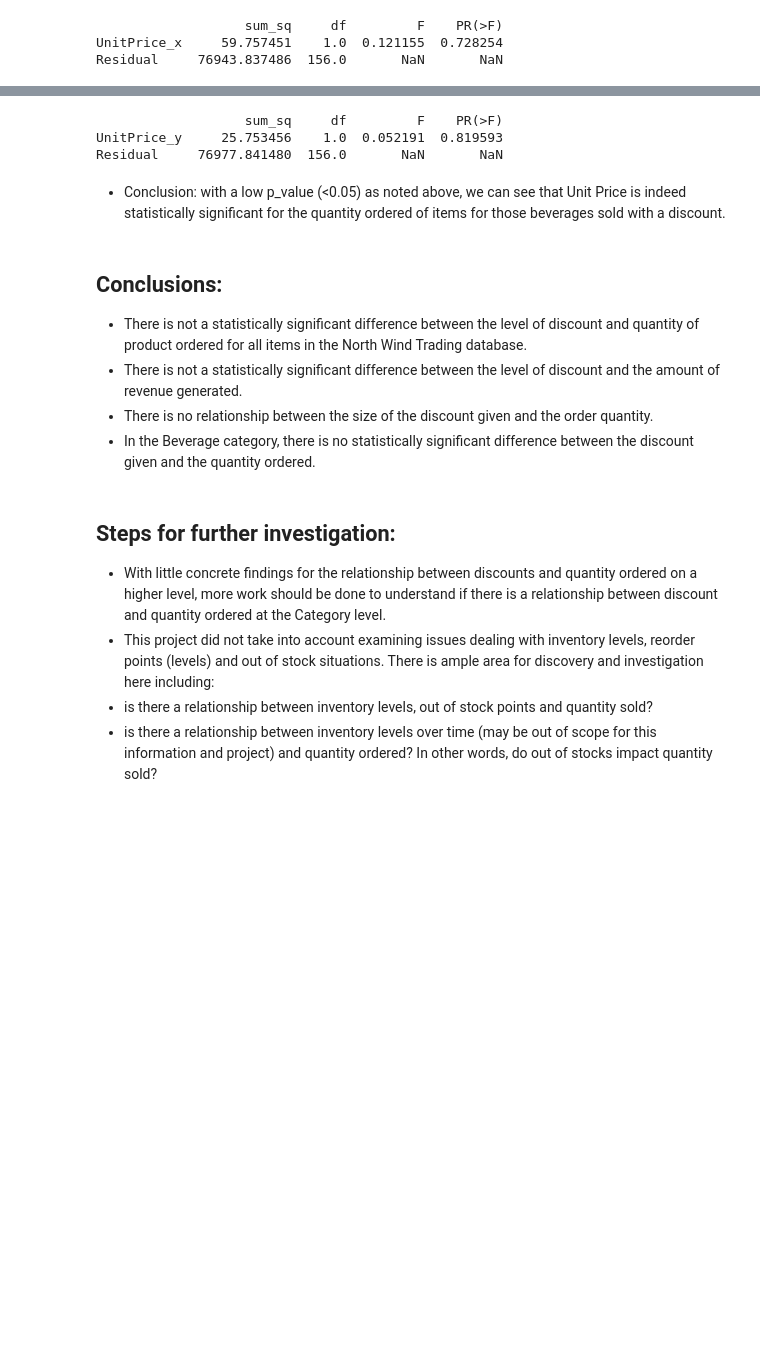
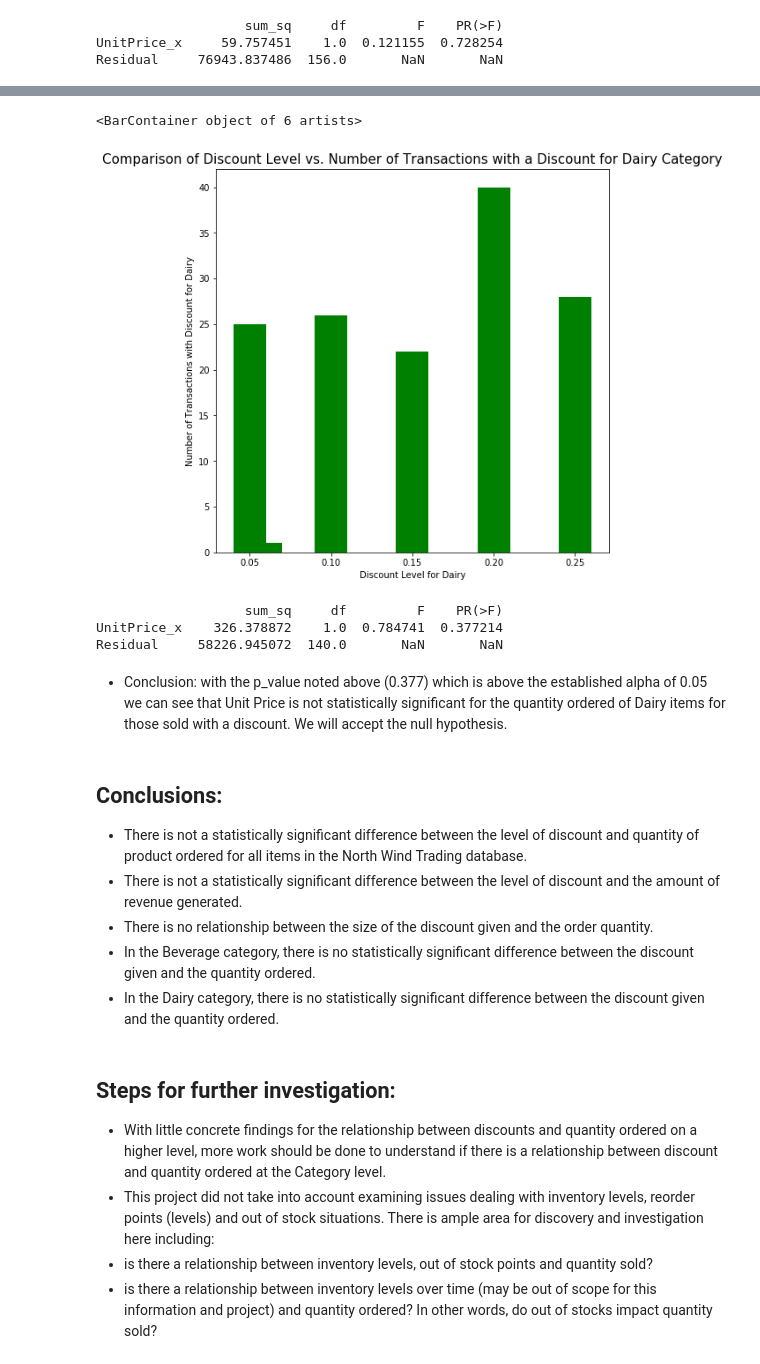
Before and after one commit to witchlane/dsc-mod-3-project-online-ds-sp-000, a Jupyter notebook: MOD-3-PROJECT.ipynb, the cells around one changed output, grey strips where cells are left out. Cells and saved outputs as stored; diff of their text form; code cells hidden in the pictures; blank space fills up the shorter version.

```diff
--- a/MOD-3-PROJECT.ipynb
+++ b/MOD-3-PROJECT.ipynb
@@ -872,0 +880,3 @@ Residual     76943.837486  156.0       NaN       NaN
+# %%
+dairy_discounts = merged_Product_and_Order_Detail[merged_Product_and_Order_Detail['CategoryId']==4][merged_Product_and_Order_Detail['Discount']>0]
+dairy_discounts.describe()
@@ -873,21 +893,37 @@ Residual     76943.837486  156.0       NaN       NaN
+# %%
+# chart out the amount of discounts given for Dairy
+plt.figure(figsize=(8,8))
+y = dairy_discounts['Discount'].value_counts()
+x = dairy_discounts['Discount'].unique()
+
+plt.xlabel('Discount Level for Dairy')
+plt.ylabel('Number of Transactions with Discount for Dairy')
+
+plt.title('Comparison of Discount Level vs. Number of Transactions with a Discount for Dairy Category', fontsize=15)
+
+plt.bar(x,y, width=0.02, color='green')
+# %% [output]
+<BarContainer object of 6 artists>
+[figure, added]
 # %%
-# run an ANOVA test or OLS to compare the beverage category prices and compare vs. the quantity sold
-formula_y = 'Quantity ~ UnitPrice_y'
-lm_y = ols(formula_y, bev_discounts).fit()
-table_y = sm.stats.anova_lm(lm_y, typ=2)
-print(table_y)
+# run an ANOVA test or OLS to compare the dairy category prices and compare vs. the quantity sold
+formula_d = 'Quantity ~ UnitPrice_x'
+lm_d = ols(formula_d, dairy_discounts).fit()
+table_dairy = sm.stats.anova_lm(lm_d, typ=2)
+print(table_dairy)
 # %% [output]
                    sum_sq     df         F    PR(>F)
-UnitPrice_y     25.753456    1.0  0.052191  0.819593
-Residual     76977.841480  156.0       NaN       NaN
+UnitPrice_x    326.378872    1.0  0.784741  0.377214
+Residual     58226.945072  140.0       NaN       NaN
 # %% [markdown]
-- Conclusion: with a low p_value (<0.05) as noted above, we can see that Unit Price is indeed statistically significant for the quantity ordered of items for those beverages sold with a discount.
+- Conclusion: with the p_value noted above (0.377) which is above the established alpha of 0.05 we can see that Unit Price is not statistically significant for the quantity ordered of Dairy items for those sold with a discount.  We will accept the null hypothesis.
 # %% [markdown]
 ## Conclusions:
 - There is not a statistically significant difference between the level of discount and quantity of product ordered for all items in the North Wind Trading database.<br>
 - There is not a statistically significant difference between the level of discount and the amount of revenue generated.<br>
 - There is no relationship between the size of the discount given and the order quantity.
 - In the Beverage category, there is no statistically significant difference between the discount given and the quantity ordered.
+- In the Dairy category, there is no statistically significant difference between the discount given and the quantity ordered.
 # %% [markdown]
 ## Steps for further investigation:
 - With little concrete findings for the relationship between discounts and quantity ordered on a higher level, more work should be done to understand if there is a relationship between discount and quantity ordered at the Category level.<br>
```
Also changed, not shown: parts of 49 cells of this notebook.
